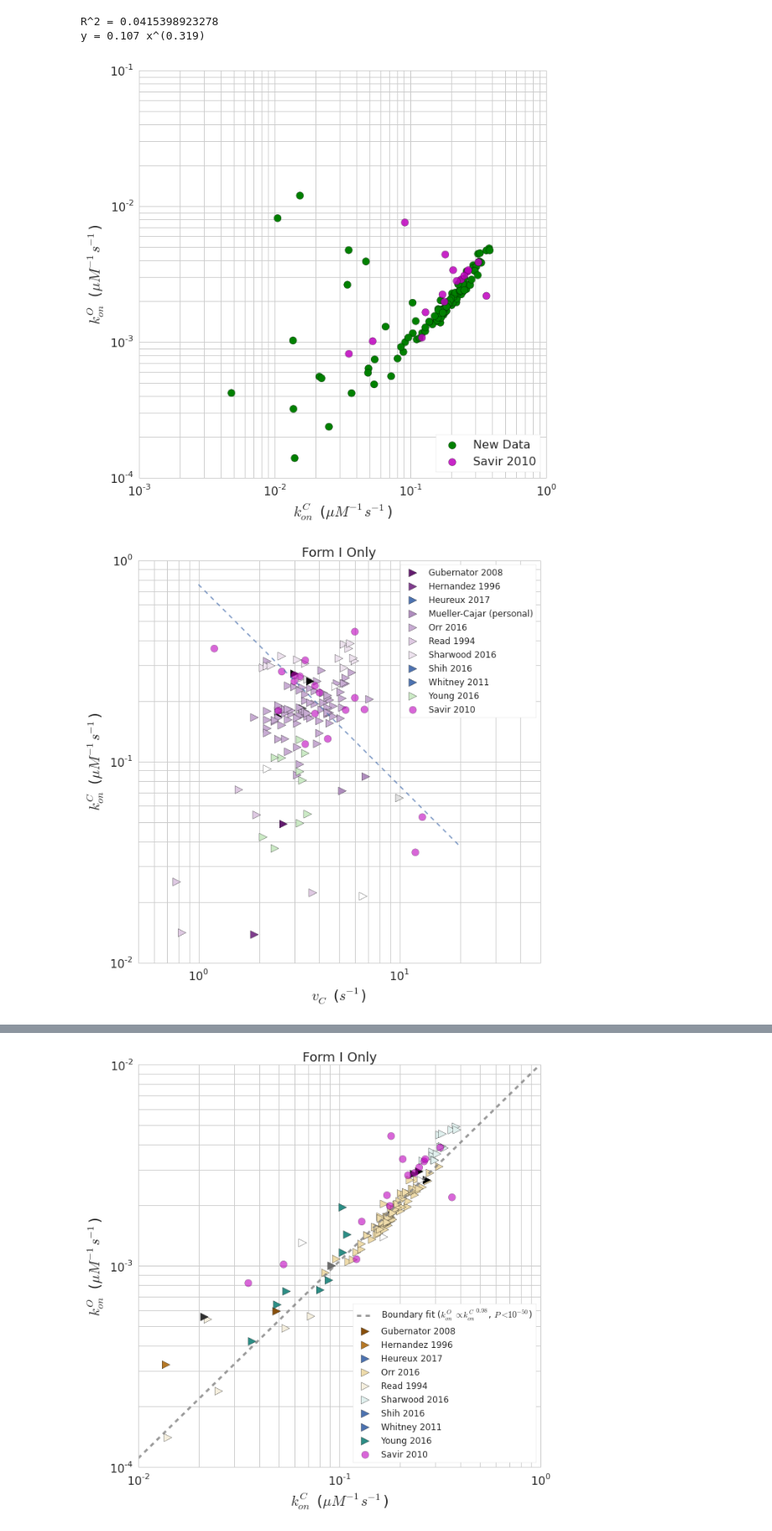
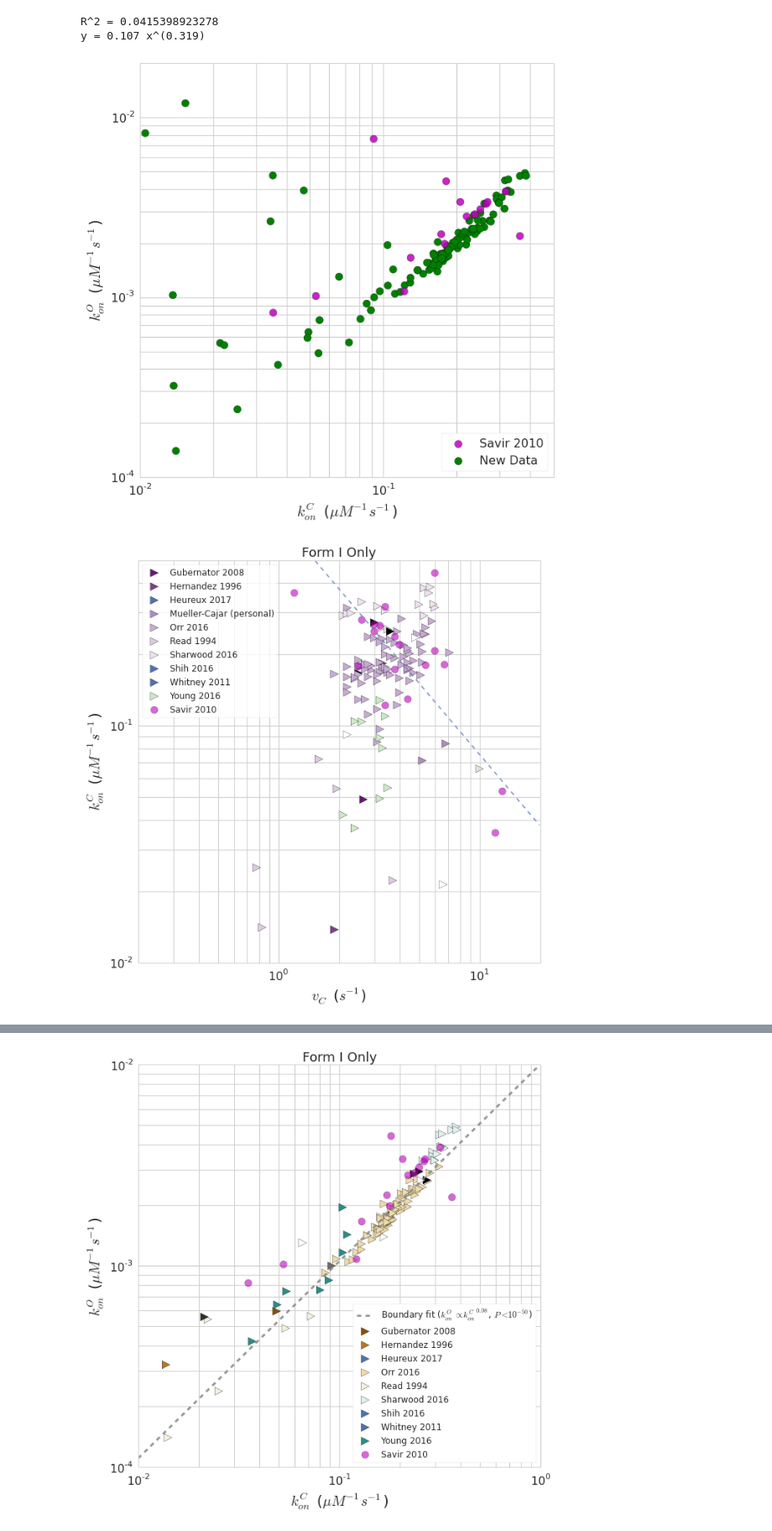
Before and after one commit to flamholz/ccm, a Jupyter notebook: python/ipython_notebooks/01122018 AF&NP Savir RuBisCO optimality redux .ipynb, the cells around one changed output, grey strips where cells are left out. Shown at 84% size. Cells and saved outputs as stored; diff of their text form; code cells hidden in the pictures.

```diff
--- a/python/ipython_notebooks/01122018 AF&NP Savir RuBisCO optimality redux .ipynb
+++ b/python/ipython_notebooks/01122018 AF&NP Savir RuBisCO optimality redux .ipynb
@@ -38,6 +39,9 @@ grouped_form = wt_only_df.groupby('form_text')
 
 # Markers we use for plotting below.
 markers = 'o><^dsphH*'
+
+cnames = ["windows blue", "amber", "greyish brown", "dusty purple", "bluey green", "dusty red"]
+named_colors = seaborn.xkcd_palette(cnames)
 # %%
 print wt_only_df.shape[0], 'total WT RuBisCOs'
 print kin_df.shape[0], 'RuBisCOs with all core kinetic data measured'
@@ -390,34 +430,0 @@ plt.show()
-# %%
-# Kc vs. Vc - show new data by taxonomic grouping of the organism.
-# Notice again the wide spread in photosynthetic bacteria being due to the
-# very large deviations in measurements for the Rubrum FII enzyme.
-figure = plt.figure(figsize=(10,10))
-seaborn.set_style('whitegrid')
-colors = seaborn.color_palette("BrBG", 10)
-
-plt.xscale('log')
-plt.yscale('log')
-
-grouped_taxon = wt_only_df.groupby('Taxonomy')
-
-for i, (group, gdf) in enumerate(grouped_taxon):
-    marker = markers[i % len(markers)]
-    c = colors[i % len(colors)]
-    plt.scatter(gdf.Kc, gdf.Vc, label=group, s=150, c=c, marker=marker)
-
-# Savir 2010 says Kc = 1.32 * Vc^2.03
-# Therefore Vc = (Kc/1.32)^(1/2.03)
-xs = np.arange(2, 1000, 5)
-projected_Vcs = np.power(xs/1.32, 1.0/2.03)
-plt.plot(xs, projected_Vcs, ls='--', alpha=0.7)
-
-plt.legend(loc=4, fontsize=12, frameon=True)
-plt.xlabel('$K_c$ ($\mu M$)', fontsize=20)
-plt.ylabel('$v_c$ ($s^{-1}$)', fontsize=20)
-plt.xticks(fontsize=16)
-plt.yticks(fontsize=16)
-
-plt.ylim(1e-1, 50)
-plt.xlim(1, 5e3)
-
-plt.show()
@@ -628,8 +635,8 @@ colors = seaborn.color_palette("BrBG", 10)
 plt.xscale('log')
 plt.yscale('log')
 
+plt.scatter(savir_df.kon_C, savir_df.kon_O, c='m', s=100, alpha=0.85, label='Savir 2010', zorder=10)
 plt.scatter(nonsavir_df.kon_C, nonsavir_df.kon_O, c='g', s=100, label='New Data')
-plt.scatter(savir_df.kon_C, savir_df.kon_O, c='m', s=100, alpha=0.85, label='Savir 2010')
 
 # NOTE: can't find the prefactor for this power law in the paper.
 # Can recalculate by doing regression from the Savir data but didn't have time before presentation.
@@ -641,12 +648,12 @@ plt.ylabel('$k_{on}^O$ ($\mu M^{-1} s^{-1}$)', fontsize=20)
 plt.xticks(fontsize=16)
 plt.yticks(fontsize=16)
 
-plt.ylim(1e-4, .1)
-plt.xlim(1e-3, 1)
+plt.ylim(1e-4, 2e-2)
+plt.xlim(1e-2, 0.5)
 
 plt.show()
 # %% [output]
-[figure, old version]
+[figure, new version]
 # %%
 # Mechanistic proposal #1 from Savir - Vc vs. k_onC only for FI enzymes, color by reference
 figure = plt.figure(figsize=(10,10))
@@ -655,37 +662,38 @@ seaborn.set_style('whitegrid')
 plt.xscale('log')
 plt.yscale('log')
 
 colors = seaborn.color_palette("PRGn", 15)
 fIs = grouped_form.get_group('I')
 subset = np.logical_and(np.isfinite(fIs.Vc), np.isfinite(fIs.kon_C))
 fIs = fIs[subset]
 fIs_nonsavir = fIs[fIs.savir == False]
 grouped_ref = fIs_nonsavir.groupby('short_ref')
 for i, (group, gdf) in enumerate(grouped_ref):
     c = colors[i]
     plt.scatter(gdf.Vc, gdf.kon_C, c=c, s=120, marker='>', label=group)
 
 savir_FIs = fIs[fIs.savir == True]
 plt.scatter(savir_FIs.Vc, savir_FIs.kon_C, c='m', s=100, alpha=0.6, label='Savir 2010')
 
 # Savir 2010 says konC = vc/KC = vc/(1.32*vc^2) = 0.757/vc
 xs = np.arange(1, 20, 0.1)
 projected_konC = 0.757/xs
 plt.plot(xs, projected_konC, ls='--', alpha=0.7)
 
 plt.title('Form I Only', fontsize=18)
-plt.legend(loc=1, fontsize=12, frameon=True)
+leg = plt.legend(loc=2, fontsize=12, frameon=True)
+leg.get_frame().set_alpha(0.8)
 plt.xlabel('$v_C$ ($s^{-1}$)', fontsize=20)
 plt.ylabel('$k_{on}^C$ ($\mu M^{-1} s^{-1}$)', fontsize=20)
 plt.xticks(fontsize=16)
 plt.yticks(fontsize=16)
 
-plt.ylim(1e-2, 1)
-plt.xlim(0.5, 50)
+plt.ylim(1e-2, 0.5)
+plt.xlim(0.2, 20)
 
 plt.show()
 # %% [output]
-[figure, old version]
+[figure, new version]
 # %%
 # For mechanistic proposal 2
 # Attempt to fit a power law at the boundary by taking data from the refs that make up the boundary
```
Also changed, not shown: parts of 19 cells of this notebook.
